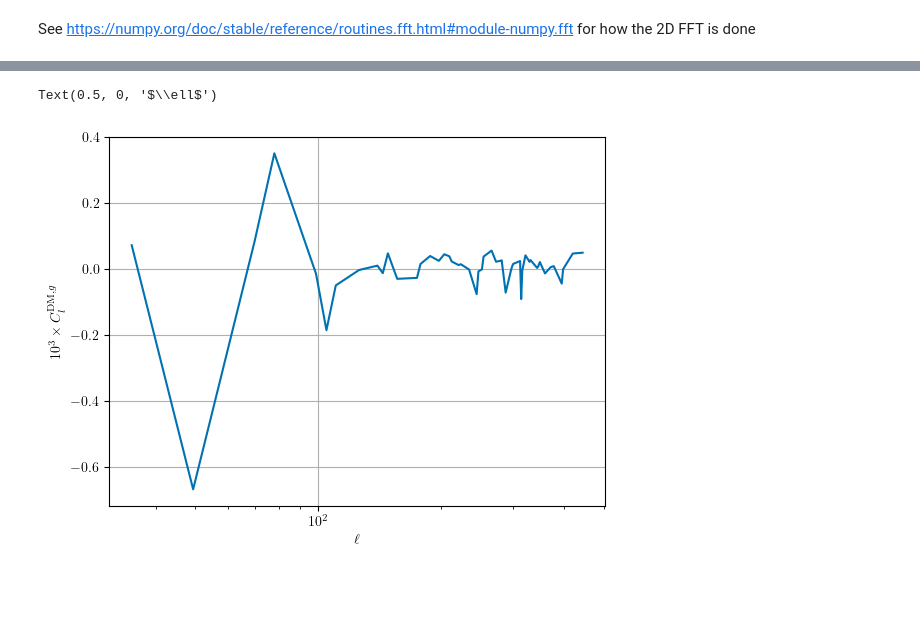
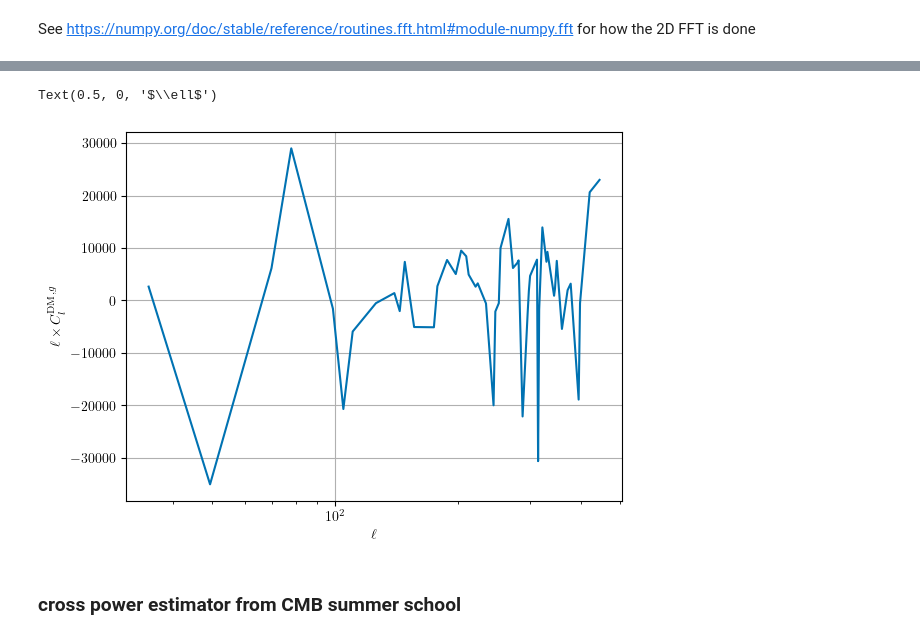
Before and after one commit to aqcheng/illustris_frb, a Jupyter notebook: notebooks/xcorr_flatsky.ipynb, the cells around one changed output, grey strips where cells are left out. Cells and saved outputs as stored; diff of their text form; code cells hidden in the pictures; blank space fills up the shorter version.

```diff
--- a/notebooks/xcorr_flatsky.ipynb
+++ b/notebooks/xcorr_flatsky.ipynb
@@ -39,13 +61,14 @@ def cross_power_estimator(arr_a, arr_b, s):
 
     N_0, N_1 = arr_a.shape
 
-    f_a = np.fft.fft2(arr_a/np.sum(arr_a))
-    f_b = np.fft.fft2(arr_b/np.sum(arr_b)) #normalize
+    f_a = np.fft.fft2(arr_a)
+    f_b = np.fft.fft2(arr_b)
+    f_ab = np.conjugate(f_a)*f_b
 
     # scale
     vec_ells = np.indices((N_0, N_1), dtype=float)
     for i, N in zip((0,1), (N_0, N_1)):
-        vec_ells[i][ vec_ells[i] >= np.ceil(N/2) ] -= N
+        vec_ells[i][ vec_ells[i] >= np.ceil(N/2) ] -= N #effectively, this is fftshift
         vec_ells[i] /= N
     vec_ells = 2*np.pi/s * vec_ells
     ells = norm(vec_ells, axis=0)
@@ -54,19 +77,23 @@ def cross_power_estimator(arr_a, arr_b, s):
     Clabs = []
     for ell in unique_ells:
         mask = np.isclose(ells, ell)
-        tmp = np.conjugate(f_a[mask])*f_b[mask]
-        Clabs.append(np.average(tmp))
+        tmp = f_ab[mask]
+        Clabs.append(np.mean(tmp))
 
-    return unique_ells[1:], np.array(Clabs)[1:] #get rid of 0 frequency term
+    return unique_ells[1:], 1/(4*np.pi**2)*np.array(Clabs)[1:] #get rid of 0 frequency term
 # %%
-DMs = np.array(df['DM']).reshape((18,18))
-N_gs = np.array(df['N_g']).reshape((18,18))
+shape = np.array((18,18))
+
+DMs = np.array(df['DM']).reshape(shape)
+N_gs = (np.array(df['N_g']).reshape(shape) / df['N_g'].mean()) - 1 #galaxy overdensity field
 ells, C_ls = cross_power_estimator(DMs, N_gs, 0.01)
 # %%
-plt.plot(ells, np.real(C_ls)*1000)
+plt.plot(ells, ells*np.real(C_ls))
 plt.xscale('log')
-plt.ylabel(r'$10^3 \times C_l^{\mathrm{DM}, g}$')
+plt.ylabel(r'$\ell \times C_l^{\mathrm{DM}, g}$')
 plt.xlabel(r'$\ell$')
 # %% [output]
 Text(0.5, 0, '$\\ell$')
-[figure, old version]
+[figure, new version]
+# %% [markdown]
+### cross power estimator from CMB summer school
```
Also changed, not shown: parts of 13 cells of this notebook, 2 other files.
